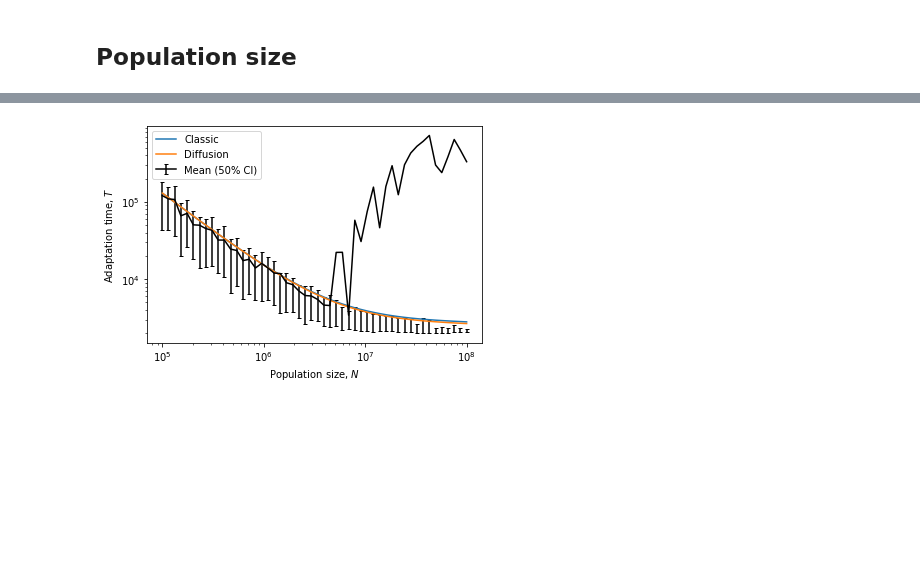
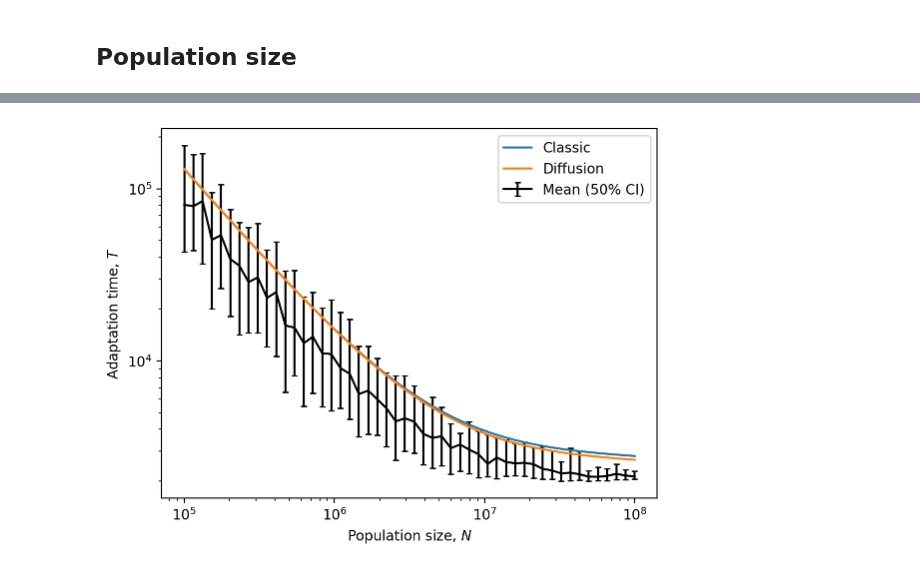
Before and after one commit to yoavram-lab/Heatrisomy, a Jupyter notebook: notebooks_mp/full_model.ipynb, the cells around one changed output, grey strips where cells are left out. Saved outputs shown, nothing was run; the diff lists cells and outputs as text; code cells hidden in the pictures; blank space fills up the shorter version.

```diff
--- a/notebooks_mp/full_model.ipynb
+++ b/notebooks_mp/full_model.ipynb
@@ -266,22 +291,22 @@ N, μ, δ, w_euwt, w_anwt, w_anmt, w_eumt = Nm58, 1e-08, 5.4e-4, 1, 1.021, 1.025
 T__ = T(N, μ, μ, δ, w_euwt, w_anwt, w_anmt, w_eumt) #, x_0=35*μ)
 T_ = T_kimura(N, μ, μ, δ, w_euwt, w_anwt, w_anmt, w_eumt) #,x_0=35*μ)
 # %%
-mean = msim_N_58_0.mean(axis=1)
+mean = np.median(msim_N_58_0, axis=1)
 low = np.percentile(msim_N_58_0, 25, axis=1)
 high = np.percentile(msim_N_58_0, 75, axis=1)
 plt.errorbar(N, mean, [mean-low, high-mean], color='k', capsize=2, label='Mean (50% CI)')
 
 plt.plot(N, T__, label='Classic')
 plt.plot(N, T_, label='Diffusion')
 
 
 plt.xscale('log')
 plt.yscale('log')
 #plt.xlim([1e7,1e8])
 #plt.ylim([500,700])
 plt.xlabel("Population size, $N$")
 plt.ylabel('Adaptation time, $T$')
 plt.legend();
 # %% [output]
-[figure, old version]
+[figure, new version]
 # %%
```
Also changed, not shown: parts of 13 cells of this notebook.
